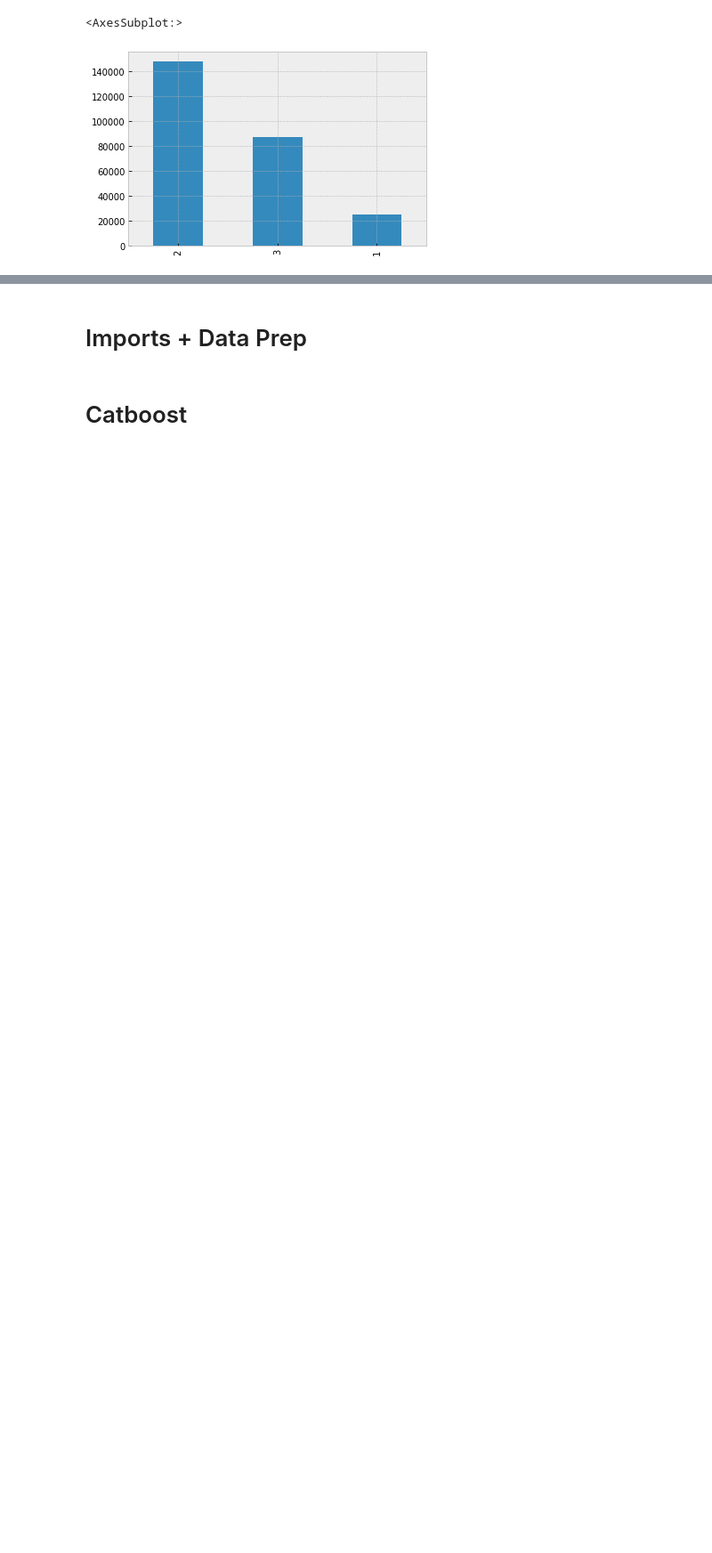
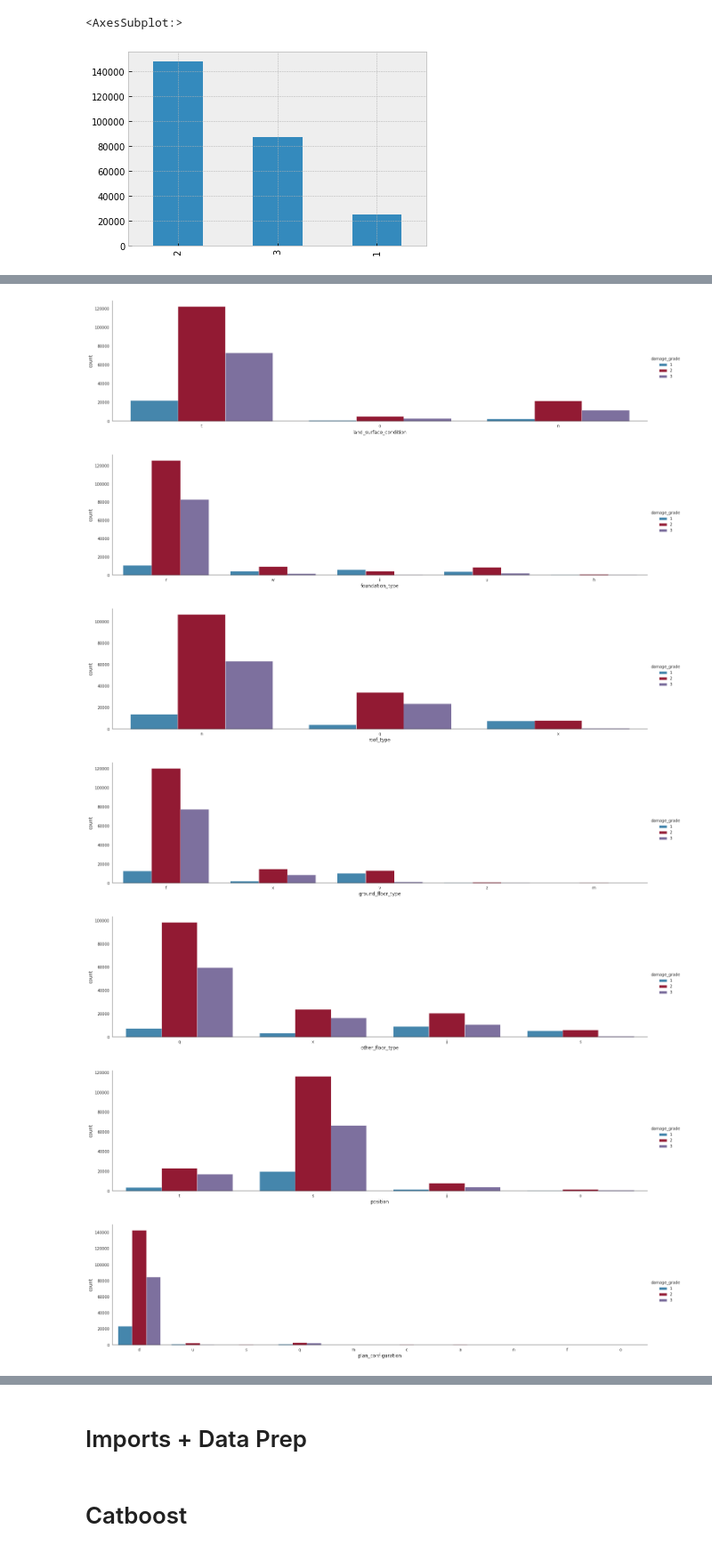
Before and after one commit to Rohitkg12/SignificantlyDifferent, a Jupyter notebook: EarthquakeModeling/Submission Notebook.ipynb, the cells around one changed output, grey strips where cells are left out. Shown at 89% size. Saved outputs shown, nothing was run; the diff lists cells and outputs as text; code cells hidden in the pictures; blank space fills up the shorter version.

Commit message:
Updated modeland visualisations [Saket]

```diff
--- a/EarthquakeModeling/Submission Notebook.ipynb
+++ b/EarthquakeModeling/Submission Notebook.ipynb
@@ -18,18 +18,28 @@ pd.set_option("display.max_columns", 100)
 warnings.filterwarnings('ignore')
 # %%
 features_df = pd.read_csv(
-    "train_values.csv",
+    "data/train_values.csv",
     index_col="building_id"
 )
 labels_df = pd.read_csv(
-    "train_labels.csv",
+    "data/train_labels.csv",
     index_col="building_id"
 )
 test_features_df = pd.read_csv(
-    "test_values.csv",
+    "data/test_values.csv",
     index_col="building_id")
 # %% [markdown]
 # Preprocessing Data
+# %%
+numeric_cols = features_df.columns[features_df.dtypes != "object"].values
+object_cols = features_df.columns[features_df.dtypes == "object"].values
+features_numeric = features_df[numeric_cols]
+features_object = features_df[object_cols]
+for col in object_cols:
+    features_object[col] = features_object[col].astype('category')
+    features_df[col] = features_object[col].cat.codes
+    test_features_df[col] = test_features_df[col].astype('category')
+    test_features_df[col] = test_features_df[col].cat.codes
 # %%
 df = pd.merge(features_df, labels_df, left_index=True, right_index=True)
 numeric_cols = features_df.columns[features_df.dtypes != "object"].values
@@ -58,8 +75,3 @@ df['damage_grade'].value_counts().plot(kind='bar')
 # %% [output]
 <AxesSubplot:>
 [figure]
-# %%
-print(df['damage_grade'].value_counts())
-print()
-df = df.drop_duplicates(keep=False)
-print(df['damage_grade'].value_counts())
@@ -87,0 +100,17 @@ sns.heatmap(corr)
+# %%
+cols = ['land_surface_condition', 'foundation_type', 'roof_type',
+       'ground_floor_type', 'other_floor_type', 'position',
+       'plan_configuration']
+
+for col in cols:
+    with sns.axes_style('white'):
+        g = sns.factorplot(col, data=df, aspect=4.0, kind='count',
+                           hue='damage_grade')
+# %% [output]
+[figure, added]
+[figure, added]
+[figure, added]
+[figure, added]
+[figure, added]
+[figure, added]
+[figure, added]
```
Also changed, not shown: parts of 27 cells of this notebook.
